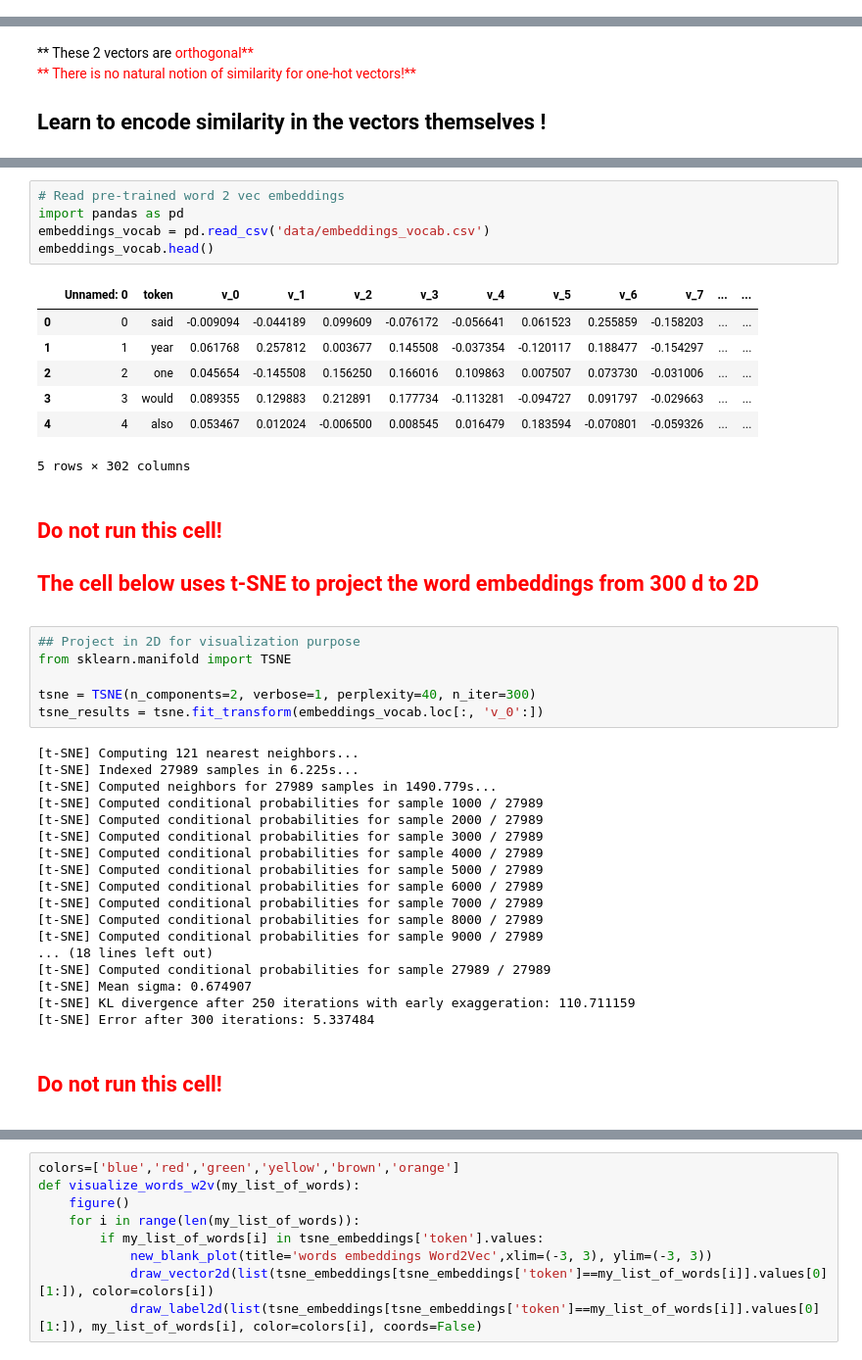
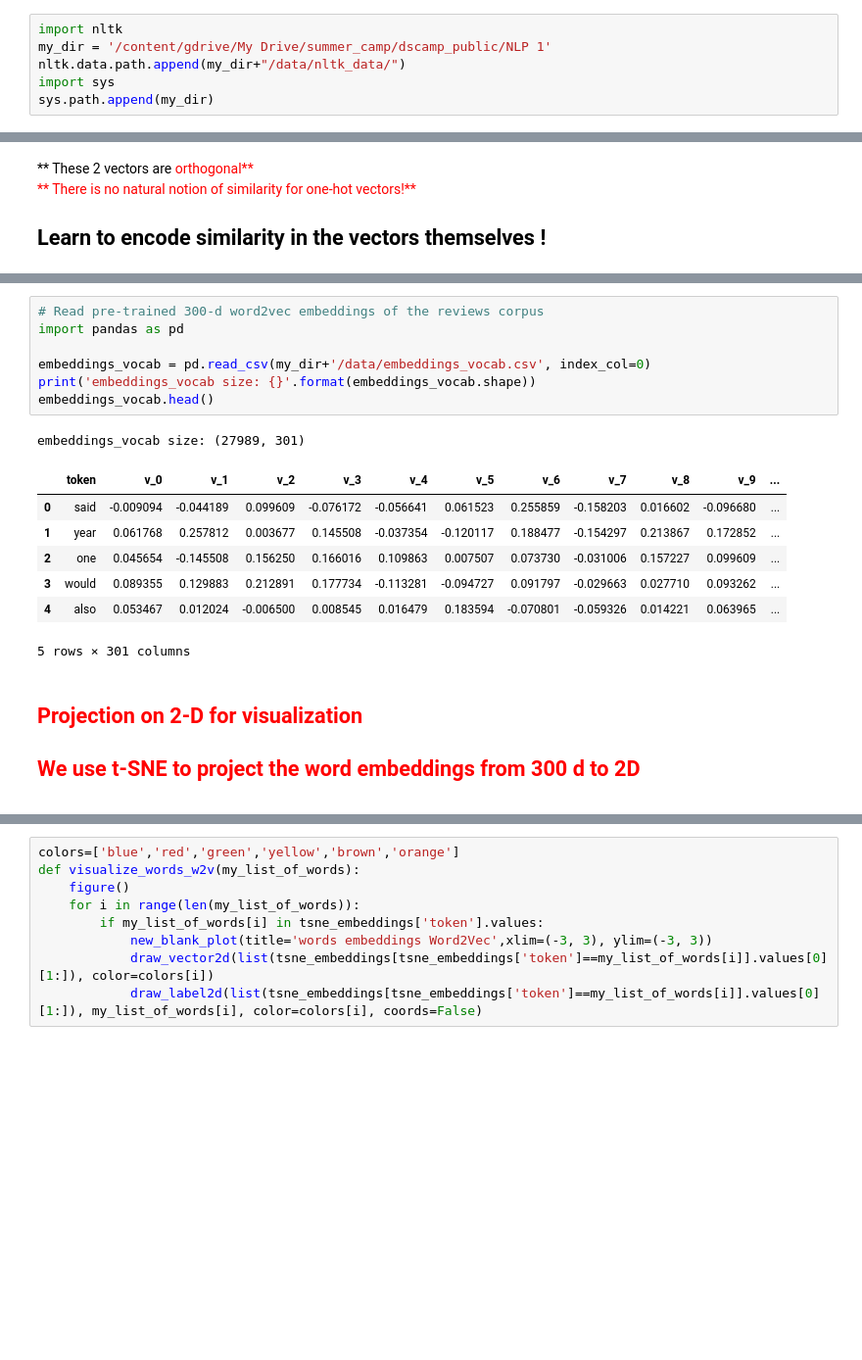
Before and after one commit to DSAISummerCamp/dscamp_public, a Jupyter notebook: NLP 1/NLP summer_camp.ipynb, the cells around one changed output, grey strips where cells are left out. Shown: that part at 98% size. Cells and saved outputs as stored; diff of their text form; blank space fills up the shorter version.

```diff
--- a/NLP 1/NLP summer_camp.ipynb
+++ b/NLP 1/NLP summer_camp.ipynb
@@ -105,0 +144,6 @@ entertaining funny
+# %%
+import nltk
+my_dir = '/content/gdrive/My Drive/summer_camp/dscamp_public/NLP 1'
+nltk.data.path.append(my_dir+"/data/nltk_data/")
+import sys
+sys.path.append(my_dir)
@@ -271,42 +377,19 @@ Example	windows	and	process	for	computing $P(w_{t+j}|w_t)$
 # %%
-# Read pre-trained word 2 vec embeddings
+# Read pre-trained 300-d word2vec embeddings of the reviews corpus
 import pandas as pd
-embeddings_vocab = pd.read_csv('data/embeddings_vocab.csv')
+
+embeddings_vocab = pd.read_csv(my_dir+'/data/embeddings_vocab.csv', index_col=0)
+print('embeddings_vocab size: {}'.format(embeddings_vocab.shape))
 embeddings_vocab.head()
 # %% [output]
+embeddings_vocab size: (27989, 301)
-|  | Unnamed: 0 | token | v_0 | v_1 | v_2 | v_3 | v_4 | v_5 | v_6 | v_7 | ... | ... |
-| 0 | 0 | said | -0.009094 | -0.044189 | 0.099609 | -0.076172 | -0.056641 | 0.061523 | 0.255859 | -0.158203 | ... | ... |
-| 1 | 1 | year | 0.061768 | 0.257812 | 0.003677 | 0.145508 | -0.037354 | -0.120117 | 0.188477 | -0.154297 | ... | ... |
-| 2 | 2 | one | 0.045654 | -0.145508 | 0.156250 | 0.166016 | 0.109863 | 0.007507 | 0.073730 | -0.031006 | ... | ... |
-| 3 | 3 | would | 0.089355 | 0.129883 | 0.212891 | 0.177734 | -0.113281 | -0.094727 | 0.091797 | -0.029663 | ... | ... |
-| 4 | 4 | also | 0.053467 | 0.012024 | -0.006500 | 0.008545 | 0.016479 | 0.183594 | -0.070801 | -0.059326 | ... | ... |
+|  | token | v_0 | v_1 | v_2 | v_3 | v_4 | v_5 | v_6 | v_7 | v_8 | v_9 | ... |
+| 0 | said | -0.009094 | -0.044189 | 0.099609 | -0.076172 | -0.056641 | 0.061523 | 0.255859 | -0.158203 | 0.016602 | -0.096680 | ... |
+| 1 | year | 0.061768 | 0.257812 | 0.003677 | 0.145508 | -0.037354 | -0.120117 | 0.188477 | -0.154297 | 0.213867 | 0.172852 | ... |
+| 2 | one | 0.045654 | -0.145508 | 0.156250 | 0.166016 | 0.109863 | 0.007507 | 0.073730 | -0.031006 | 0.157227 | 0.099609 | ... |
+| 3 | would | 0.089355 | 0.129883 | 0.212891 | 0.177734 | -0.113281 | -0.094727 | 0.091797 | -0.029663 | 0.027710 | 0.093262 | ... |
+| 4 | also | 0.053467 | 0.012024 | -0.006500 | 0.008545 | 0.016479 | 0.183594 | -0.070801 | -0.059326 | 0.014221 | 0.063965 | ... |
-5 rows × 302 columns
+5 rows × 301 columns
 # %% [markdown]
-<font color='red'> <h2> Do not run this cell! </h2> </font>
-<font color='red'> <h2> The cell below uses t-SNE to project the word embeddings from 300 d to 2D </h2> </font>
+<font color='red'> <h2> Projection on 2-D for visualization </h2> </font>
+<font color='red'> <h2> We use t-SNE to project the word embeddings from 300 d to 2D </h2> </font>
-# %%
-## Project in 2D for visualization purpose
-from sklearn.manifold import TSNE
-
-tsne = TSNE(n_components=2, verbose=1, perplexity=40, n_iter=300)
-tsne_results = tsne.fit_transform(embeddings_vocab.loc[:, 'v_0':])
-# %% [output]
-[t-SNE] Computing 121 nearest neighbors...
-[t-SNE] Indexed 27989 samples in 6.225s...
-[t-SNE] Computed neighbors for 27989 samples in 1490.779s...
-[t-SNE] Computed conditional probabilities for sample 1000 / 27989
-[t-SNE] Computed conditional probabilities for sample 2000 / 27989
-[t-SNE] Computed conditional probabilities for sample 3000 / 27989
-[t-SNE] Computed conditional probabilities for sample 4000 / 27989
-[t-SNE] Computed conditional probabilities for sample 5000 / 27989
-[t-SNE] Computed conditional probabilities for sample 6000 / 27989
-[t-SNE] Computed conditional probabilities for sample 7000 / 27989
-[t-SNE] Computed conditional probabilities for sample 8000 / 27989
-[t-SNE] Computed conditional probabilities for sample 9000 / 27989
-... (18 lines left out)
-[t-SNE] Computed conditional probabilities for sample 27989 / 27989
-[t-SNE] Mean sigma: 0.674907
-[t-SNE] KL divergence after 250 iterations with early exaggeration: 110.711159
-[t-SNE] Error after 300 iterations: 5.337484
-# %% [markdown]
-<font color='red'> <h2> Do not run this cell! </h2> </font>
```
Also changed, not shown: parts of 68 cells of this notebook, 23 other files.
